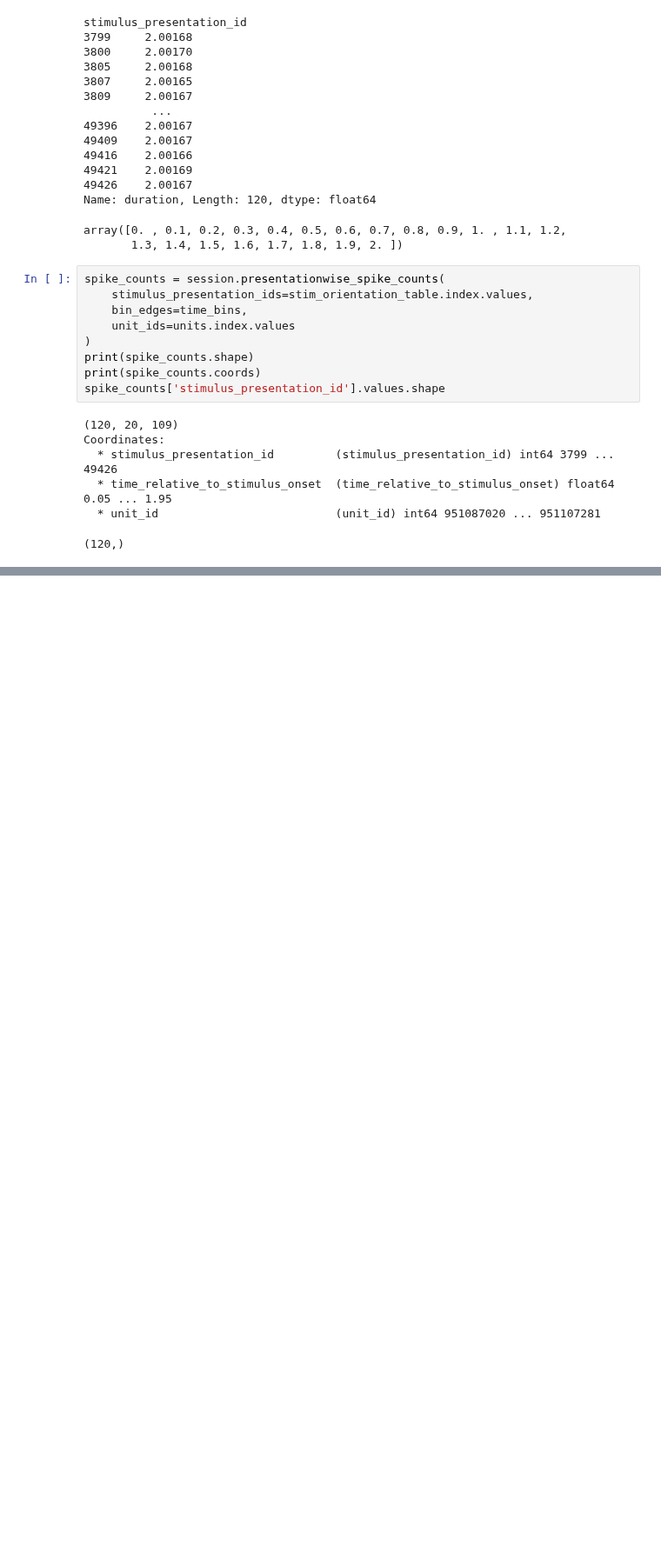
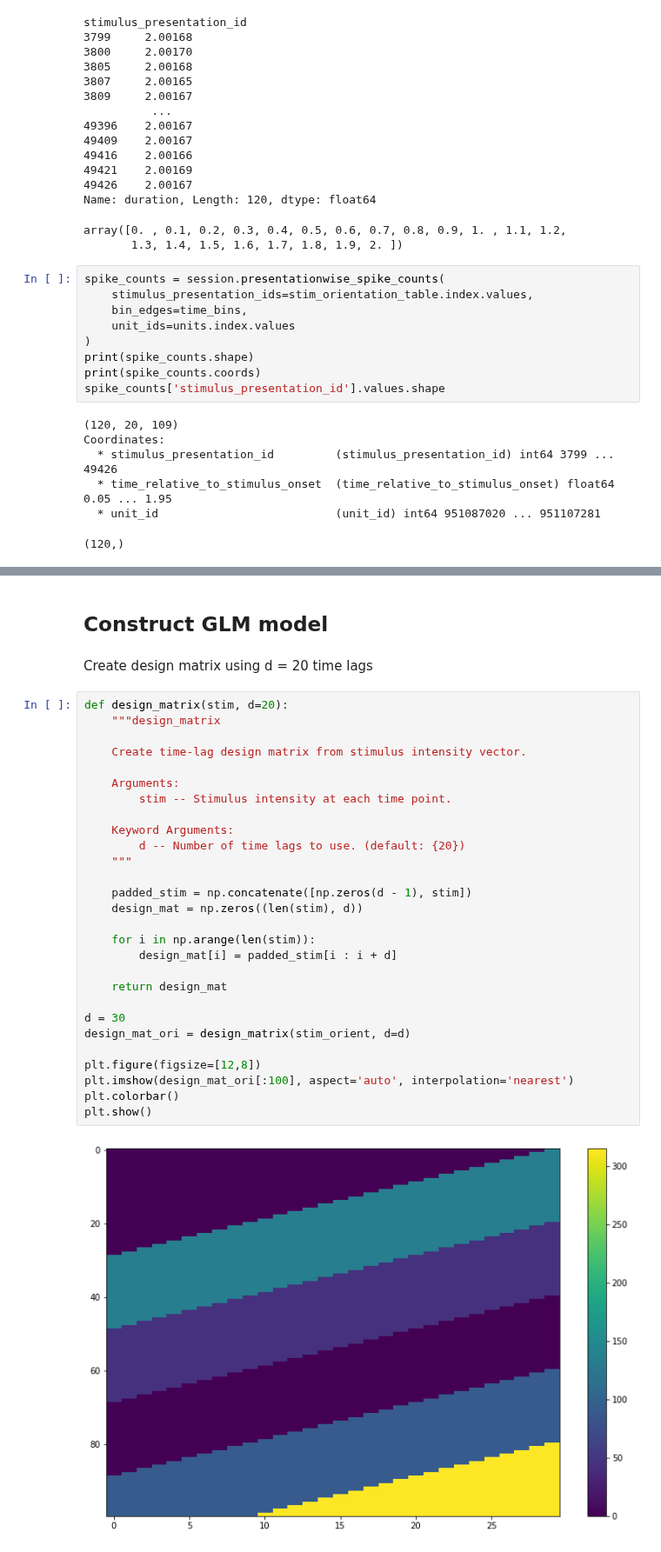
Before and after one commit to Jp-17/Coding_learning, a Jupyter notebook: Model_learning/GLM_allen_learn.ipynb, the cells around one changed output, grey strips where cells are left out. Shown at 87% size. Cells and saved outputs as stored; diff of their text form; blank space fills up the shorter version.

```diff
--- a/Model_learning/GLM_allen_learn.ipynb
+++ b/Model_learning/GLM_allen_learn.ipynb
@@ -160,0 +167,34 @@ print(stim_orient)
+# %% [markdown]
+## Construct GLM model
+# %% [markdown]
+Create design matrix using d = 20 time lags
+# %%
+def design_matrix(stim, d=20):
+    """design_matrix
+
+    Create time-lag design matrix from stimulus intensity vector.
+
+    Arguments:
+        stim -- Stimulus intensity at each time point.
+
+    Keyword Arguments:
+        d -- Number of time lags to use. (default: {20})
+    """
+
+    padded_stim = np.concatenate([np.zeros(d - 1), stim])
+    design_mat = np.zeros((len(stim), d))
+
+    for i in np.arange(len(stim)):
+        design_mat[i] = padded_stim[i : i + d]
+
+    return design_mat
+
+d = 30
+design_mat_ori = design_matrix(stim_orient, d=d)
+
+plt.figure(figsize=[12,8])
+plt.imshow(design_mat_ori[:100], aspect='auto', interpolation='nearest')
+plt.colorbar()
+plt.show()
+# %% [output]
+[figure, added]
```
Also changed, not shown: parts of 9 cells of this notebook, 1 other file.
